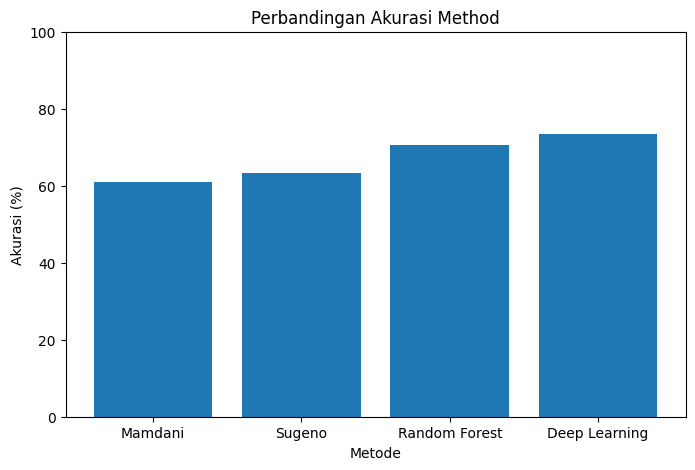
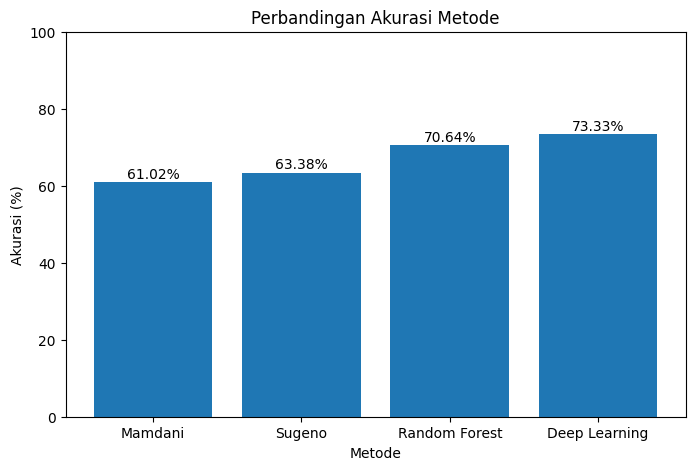
Unified diff of the notebook cell whose output changed from the first chart to the second:
--- before
+++ after
@@ -6,8 +6,18 @@
 
 plt.figure(figsize=(8, 5))
-plt.bar(metode, akurasi)
-plt.title("Perbandingan Akurasi Method")
+bars = plt.bar(metode, akurasi)
+plt.title("Perbandingan Akurasi Metode")
 plt.xlabel("Metode")
 plt.ylabel("Akurasi (%)")
 plt.ylim(0, 100)
+
+for bar in bars:
+  tinggi = bar.get_height()
+  plt.text(
+      bar.get_x() + bar.get_width() / 2,
+      tinggi+1,
+      f"{tinggi:.2f}%",
+      ha="center"
+  )
+
 plt.show()

Commit: finalize